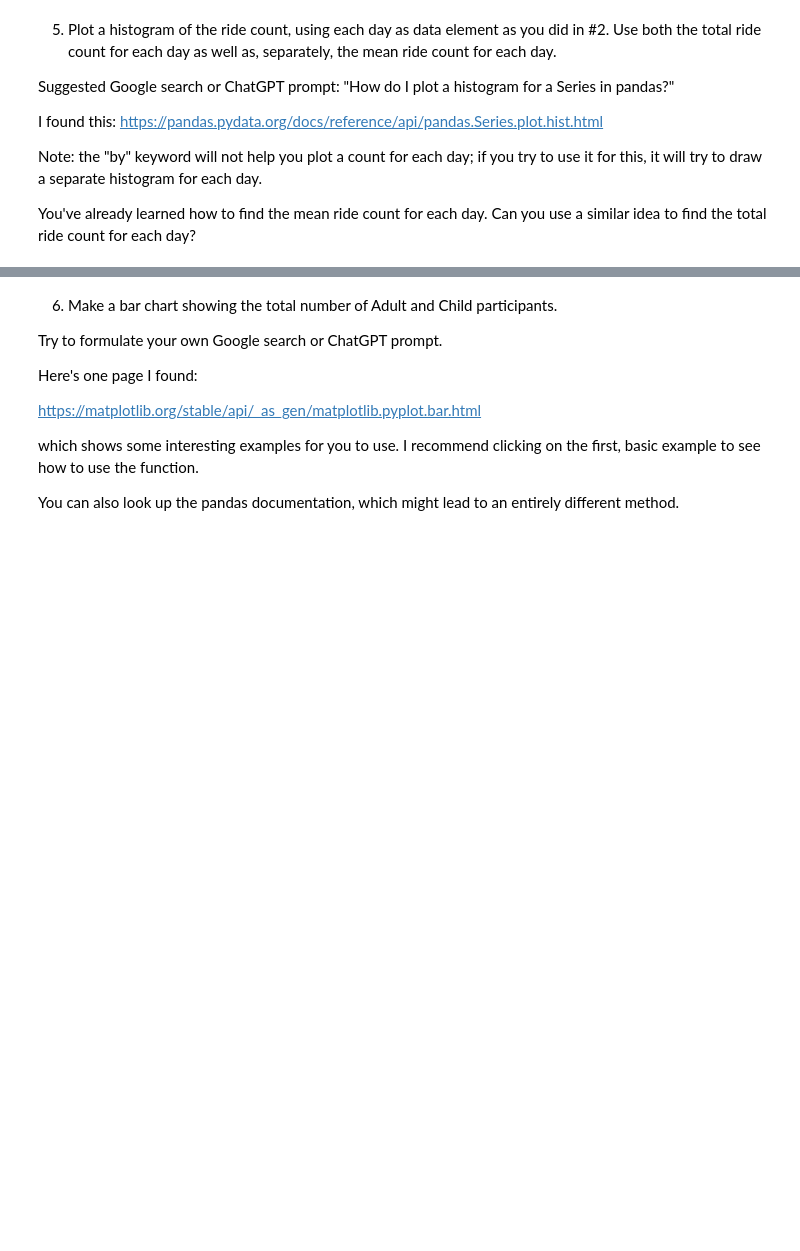
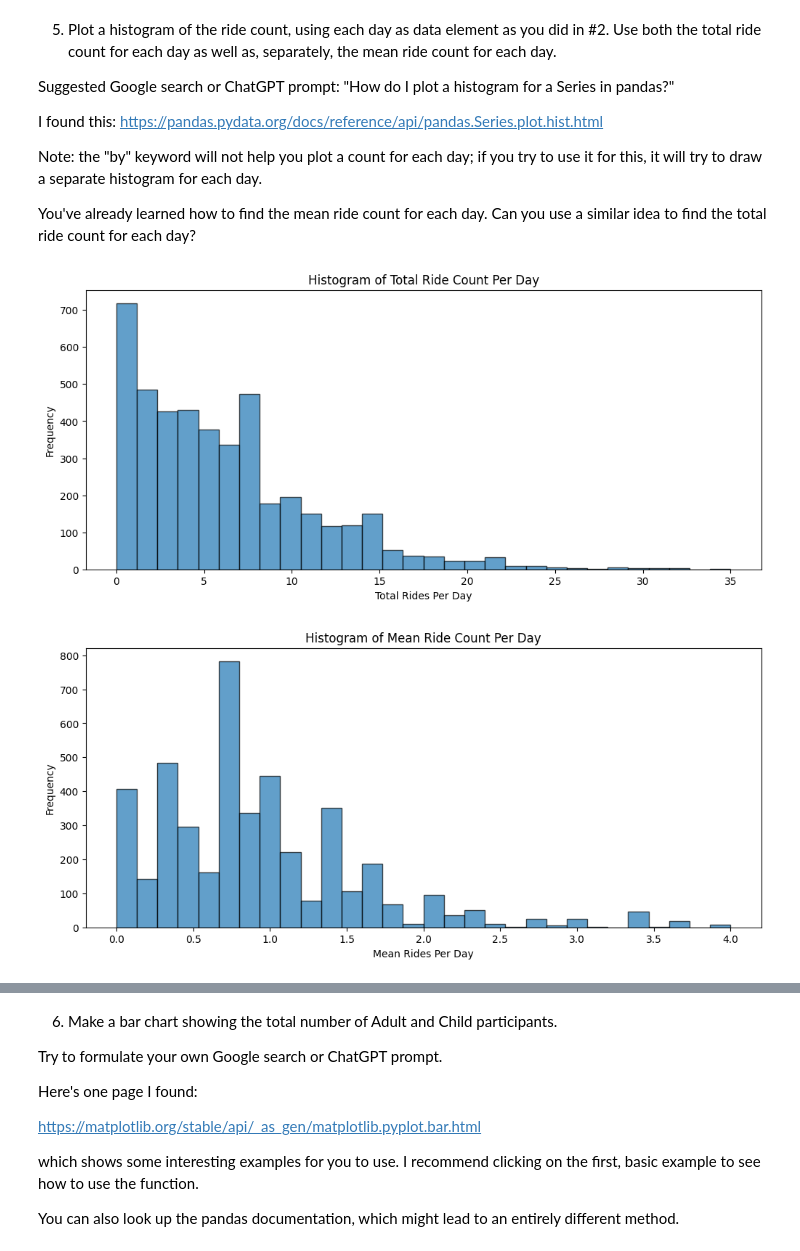
Before and after one commit to SergeyNelyapenkoBU/2025-spring-B2, a Jupyter notebook: OMDS-ModB2-Week3-Nelyapenko-Sergey.ipynb, the cells around one changed output, grey strips where cells are left out. Saved outputs shown, nothing was run; the diff lists cells and outputs as text; code cells hidden in the pictures; blank space fills up the shorter version.

```diff
--- a/OMDS-ModB2-Week3-Nelyapenko-Sergey.ipynb
+++ b/OMDS-ModB2-Week3-Nelyapenko-Sergey.ipynb
@@ -333,5 +334,25 @@ Note: the "by" keyword will not help you plot a count for each day; if you try t
 
 You've already learned how to find the mean ride count for each day.  Can you use a similar idea to find the total ride count for each day?
 # %%
-# Histograms
-# df.groupby("VisitDate")["MartianRide"].sum().plot.bar()
+# Aggregate ride counts by day
+daily_total_rides = df.groupby("VisitDate")[["MartianRide", "TeacupRide", "RiverRide"]].sum().sum(axis=1).sort_index()
+daily_mean_rides = df.groupby("VisitDate")[["MartianRide", "TeacupRide", "RiverRide"]].mean().mean(axis=1).sort_index()
+
+# Plot histogram for total ride count per day
+plt.figure(figsize=(12, 5))
+plt.hist(daily_total_rides, bins=30, alpha=0.7, edgecolor='black')
+plt.xlabel("Total Rides Per Day")
+plt.ylabel("Frequency")
+plt.title("Histogram of Total Ride Count Per Day")
+plt.show()
+
+# Plot histogram for mean ride count per day
+plt.figure(figsize=(12, 5))
+plt.hist(daily_mean_rides, bins=30, alpha=0.7, edgecolor='black')
+plt.xlabel("Mean Rides Per Day")
+plt.ylabel("Frequency")
+plt.title("Histogram of Mean Ride Count Per Day")
+plt.show()
+# %% [output]
+[figure, added]
+[figure, added]
```
Also changed, not shown: parts of 6 cells of this notebook, 2 other files.
